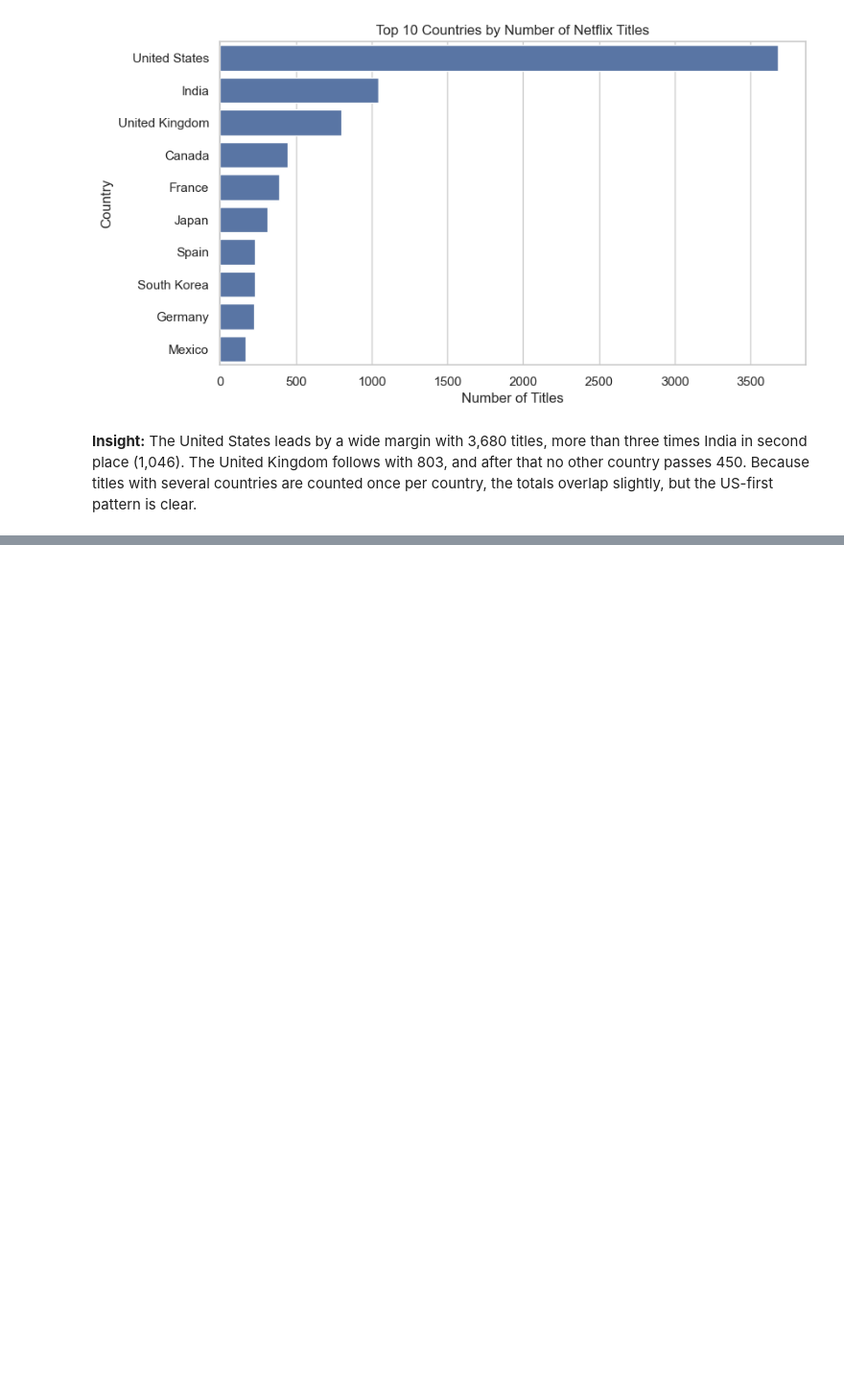
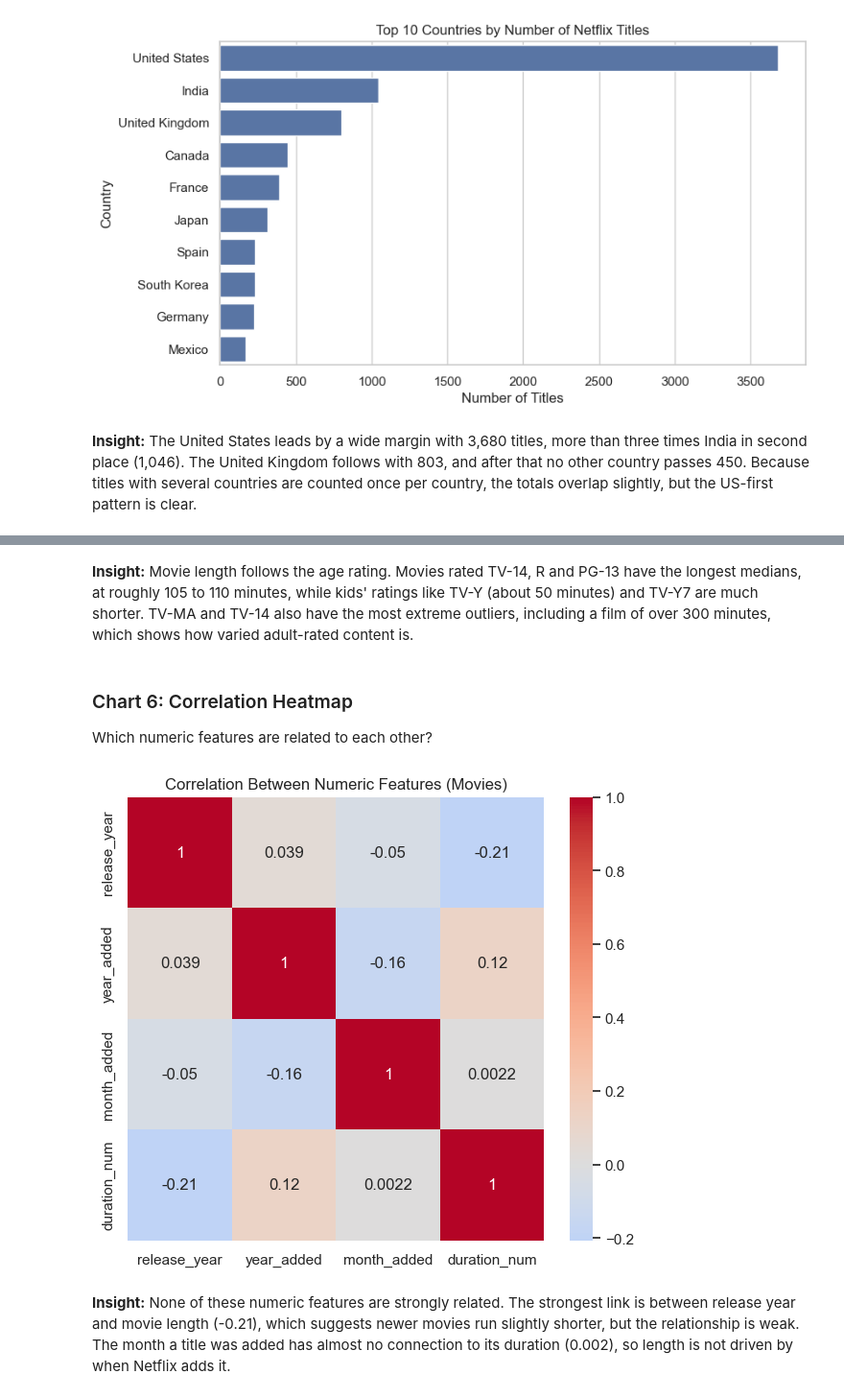
Before and after one commit to baasirahmad46/netflix-eda-visual-storytelling, a Jupyter notebook: notebooks/netflix_eda.ipynb, the cells around one changed output, grey strips where cells are left out. Shown at 96% size. Drawn from its saved outputs; the diff is of its cells as text; code cells hidden in the pictures; blank space fills up the shorter version.

```diff
--- a/notebooks/netflix_eda.ipynb
+++ b/notebooks/netflix_eda.ipynb
@@ -275,0 +320,15 @@ plt.show()
+# %% [markdown]
+**Insight:** Movie length follows the age rating. Movies rated TV-14, R and PG-13 have the longest medians, at roughly 105 to 110 minutes, while kids' ratings like TV-Y (about 50 minutes) and TV-Y7 are much shorter. TV-MA and TV-14 also have the most extreme outliers, including a film of over 300 minutes, which shows how varied adult-rated content is.
+# %% [markdown]
+### Chart 6: Correlation Heatmap
+Which numeric features are related to each other?
+# %%
+corr = movies[['release_year','year_added','month_added','duration_num']].corr()
+plt.figure(figsize = (7,6))
+sns.heatmap(corr,annot=True,cmap='coolwarm',center=0)
+plt.title("Correlation Between Numeric Features (Movies)")
+plt.show()
+# %% [output]
+[figure, added]
+# %% [markdown]
+**Insight:** None of these numeric features are strongly related. The strongest link is between release year and movie length (-0.21), which suggests newer movies run slightly shorter, but the relationship is weak. The month a title was added has almost no connection to its duration (0.002), so length is not driven by when Netflix adds it.
```
Also changed, not shown: parts of 4 cells of this notebook.
